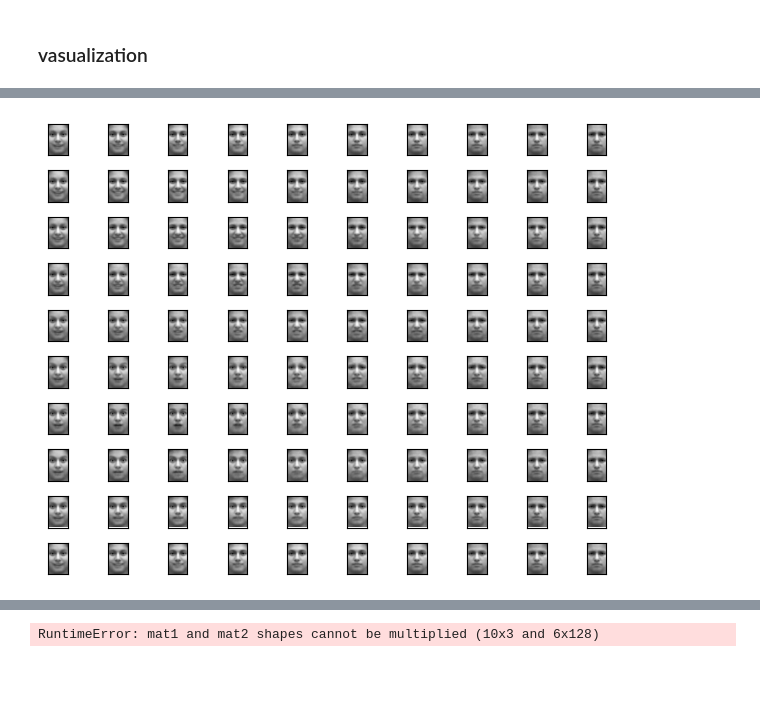
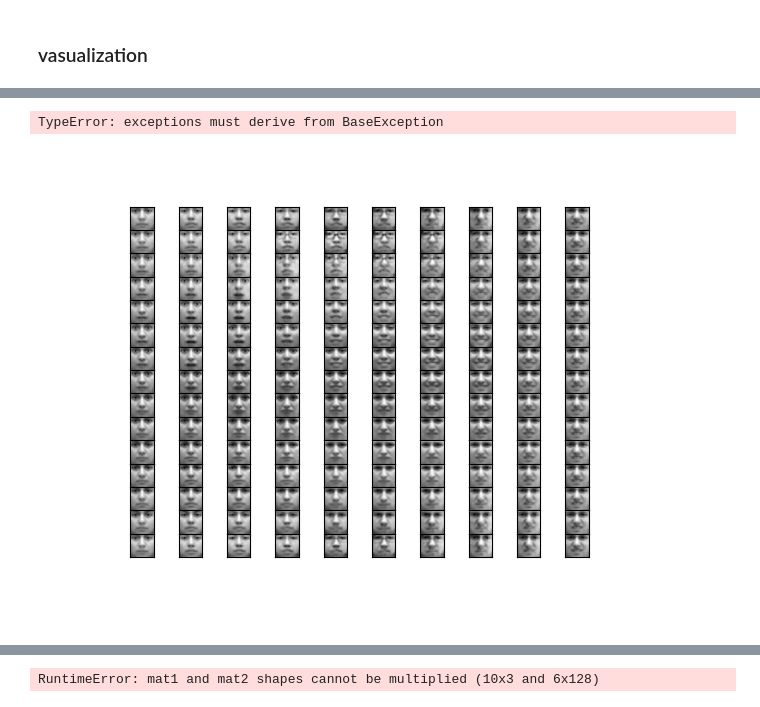
Before and after one commit to HaijiangYan/vMF-VAE-for-facial-affect, a Jupyter notebook: main.ipynb, the cells around one changed output, grey strips where cells are left out. Saved outputs shown, nothing was run; the diff lists cells and outputs as text; code cells hidden in the pictures; blank space fills up the shorter version.

```diff
--- a/main.ipynb
+++ b/main.ipynb
@@ -44,14 +68,14 @@ from utils import accuracy, accuracy_res, setup_seed, latent_space, manifold_sph
 class config:
     device = torch.device('cuda' if torch.cuda.is_available() else 'cpu')
     # distribution_id = 'normal' # or normal
-    distribution_emo = 'normal' # or normal
+    distribution_emo = 'vmf' # or normal
     # latent_dim_id = 2  # determine shape of latent space, 2 or 3
     latent_dim_emo = 3  # determine shape of latent space, 2 or 3
     radius = 1.0  #controlling the radius of the hypersphere
-    kappa = 500  # enough details but not too much, set as 500 according to the area of recontructive sampling
+    kappa = 300  # enough details but not too much, set as 500 according to the area of recontructive sampling
 
     data_path = "./data/cafe/balance_all"  # "./data/jaffe"
-    image_size = (64, 40)  # determine the raw size before transform: (40, 40) or (64, 40) or (48, 40)
+    image_size = (40, 40)  # determine the raw size before transform: (40, 40) or (64, 40) or (48, 40)
     label_list = {'0':'Angry', '1':'Disgust', '2':'Fear', '3':'Happy', '4':'Sad', '5':'Surprise', '6':'Neutral'}
 
     weight_recon =  1 #  1 - alpha
@@ -70,7 +94,7 @@ class config:
     loss = torch.nn.MSELoss
     # "MSELoss" or "BCEWithLogitsLoss", when use BCEWithLogitsLoss, sigmoid af in the end of decoder should be removed!!
     n_epoch = 200
-    transfer_epoch = 100
+    transfer_epoch = 200
     learning_rate = 1e-3
     scheduler = None  # learning rate schedule, "reduce", None ...
     saved_path = "./saved_models/"
@@ -284,13 +320,15 @@ Number of data: 960
 # %%
 plt.close()
 # %%
-xy_resolution = 10
-manifold_sphere(model.submodel2, config,
+xy_resolution = 15
+manifold_sphere(resnetVAE.submodel2, config,
                 theta=list(b*pi for b in np.linspace(0, 2, xy_resolution)),
                 z_resolution=10, # z_resolution works only when z_dim=3
+                z=-1.5
                )  # theta belons to the range 0-2pi
 # %% [output]
+TypeError: exceptions must derive from BaseException
-[figure, old version]
+[figure, new version]
 # %%
 xy_resolution = 20
 conditional_manifold(model, "emo", torch.tensor([[5.6, -9.3]]), config,
```
Also changed, not shown: parts of 8 cells of this notebook, 4 other files.
